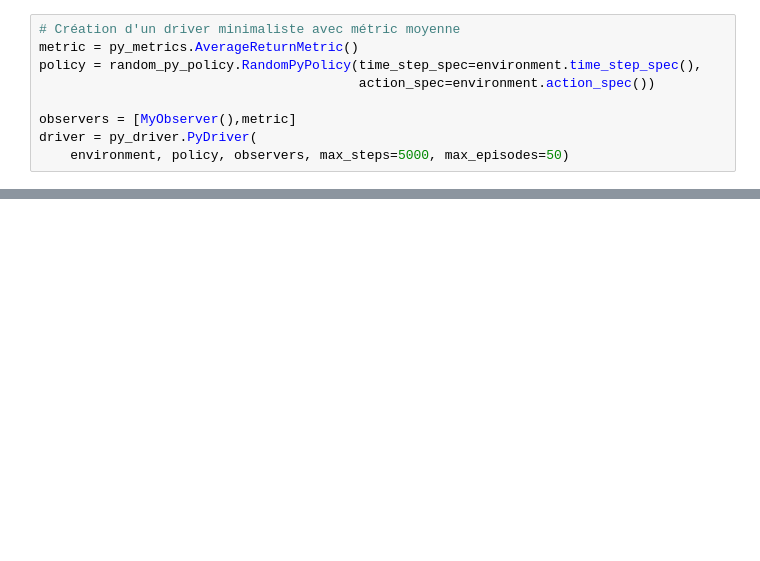
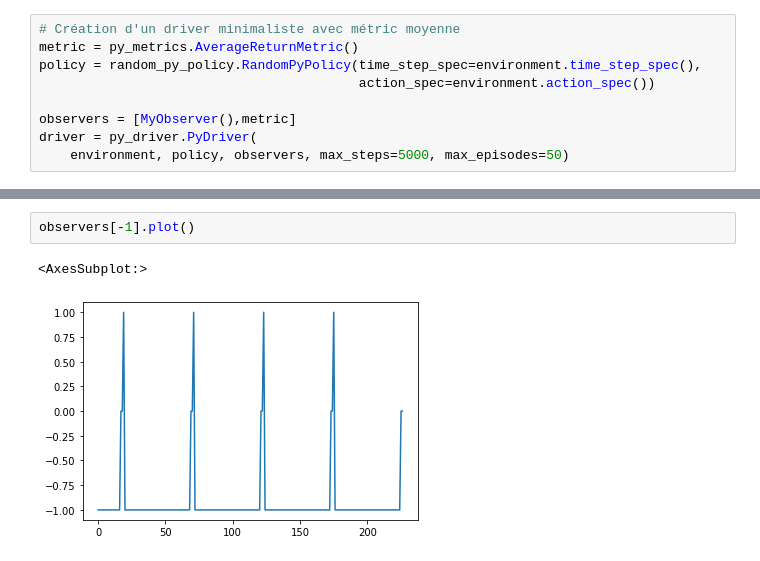
Before and after one commit to alexkocev/iarchitect, a Jupyter notebook: notebooks/exploration_mco.ipynb, the cells around one changed output, grey strips where cells are left out. Drawn from its saved outputs; the diff is of its cells as text; blank space fills up the shorter version.

```diff
--- a/notebooks/exploration_mco.ipynb
+++ b/notebooks/exploration_mco.ipynb
@@ -412,0 +591,5 @@ observers[-1].trajs
+# %%
+observers[-1].plot()
+# %% [output]
+<AxesSubplot:>
+[figure, added]
```
Also changed, not shown: parts of 64 cells of this notebook.
